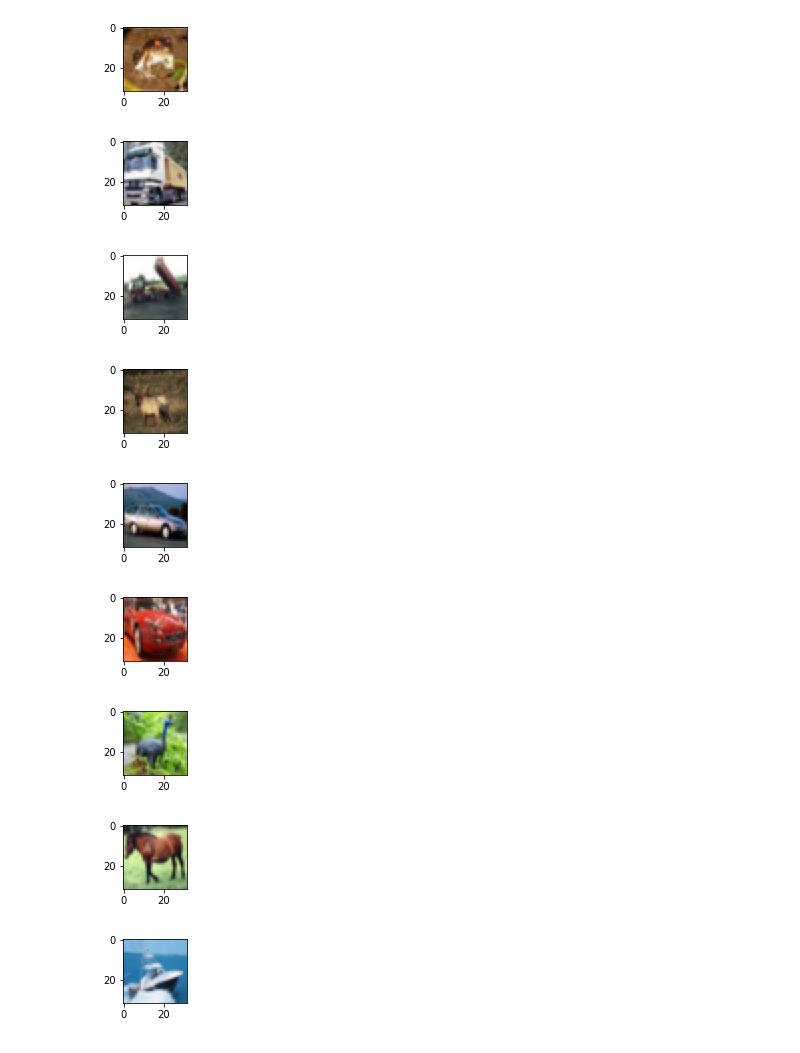
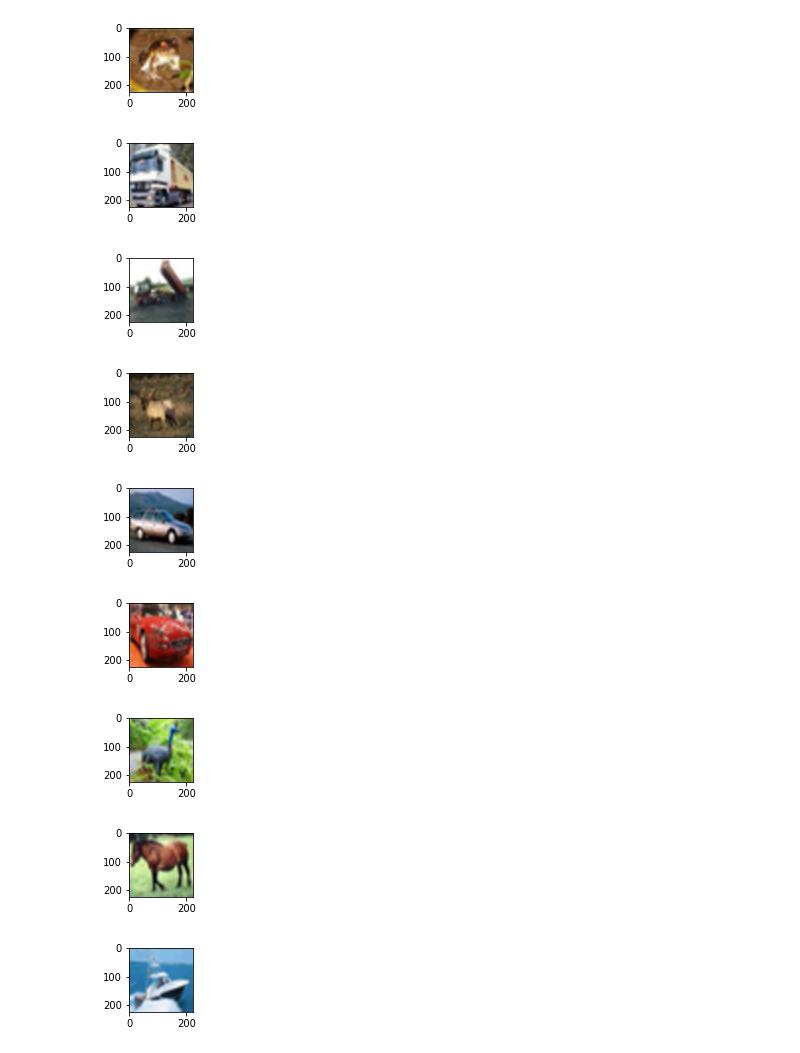
Before and after one commit to hussein343455/GAN-pytorch-CNN-TensorFlow, a Jupyter notebook: pre_traind_networks_feature_extraction/comparison_study_A.ipynb, the cells around one changed output. Cells and saved outputs as stored; diff of their text form; code cells hidden in the pictures.

```diff
--- a/pre_traind_networks_feature_extraction/comparison_study_A.ipynb
+++ b/pre_traind_networks_feature_extraction/comparison_study_A.ipynb
@@ -12,9 +13,13 @@ import numpy as np
 # %%
-(trainX, trainY), (testX, testY) = cifar10.load_data()
-trainX=trainX[0:5000]
-trainY=trainY[0:5000]
-testX=testX[0:1000]
-testY=testY[0:1000]
+(trainX_full, trainY_full), (testX_full, testY_full) = cifar10.load_data()
+image_shape=224
+trainX=trainX_full[0:4000]
+trainY=trainY_full[0:4000]
+testX=testX_full[0:900]
+testY=testY_full[0:900]
+trainX=np.array([cv2.resize(i, (image_shape, image_shape), interpolation=cv2.INTER_CUBIC) for i in trainX])
+testX=np.array([cv2.resize(i, (image_shape, image_shape), interpolation=cv2.INTER_CUBIC) for i in testX])
+
 print('Train: X=%s, y=%s' % (trainX.shape, trainY.shape))
 print('Test: X=%s, y=%s' % (testX.shape, testY.shape))
 for i in range(9):
@@ -37,10 +39,10 @@ Test: X=(1000, 32, 32, 3), y=(1000, 1)
-[figure, old version]
+[figure, new version]
-[figure, old version]
+[figure, new version]
-[figure, old version]
+[figure, new version]
-[figure, old version]
+[figure, new version]
-[figure, old version]
+[figure, new version]
-[figure, old version]
+[figure, new version]
-[figure, old version]
+[figure, new version]
-[figure, old version]
+[figure, new version]
-[figure, old version]
+[figure, new version]
 # %%
```
Also changed, not shown: parts of 10 cells of this notebook.
